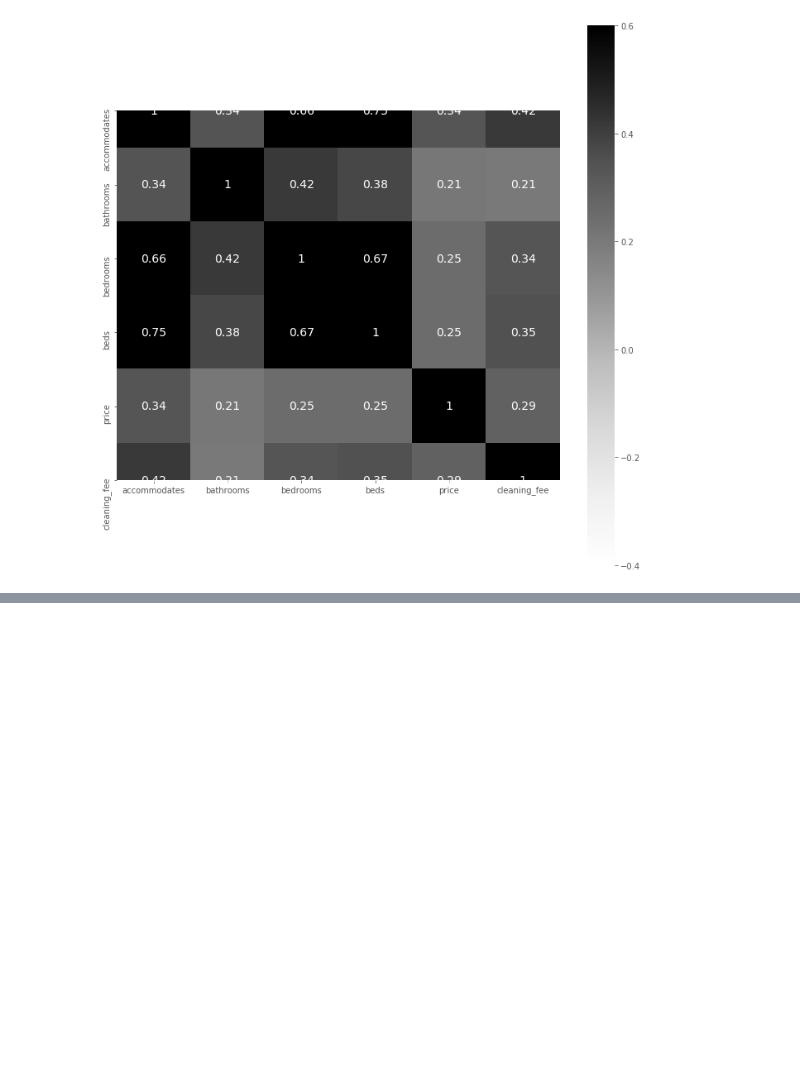
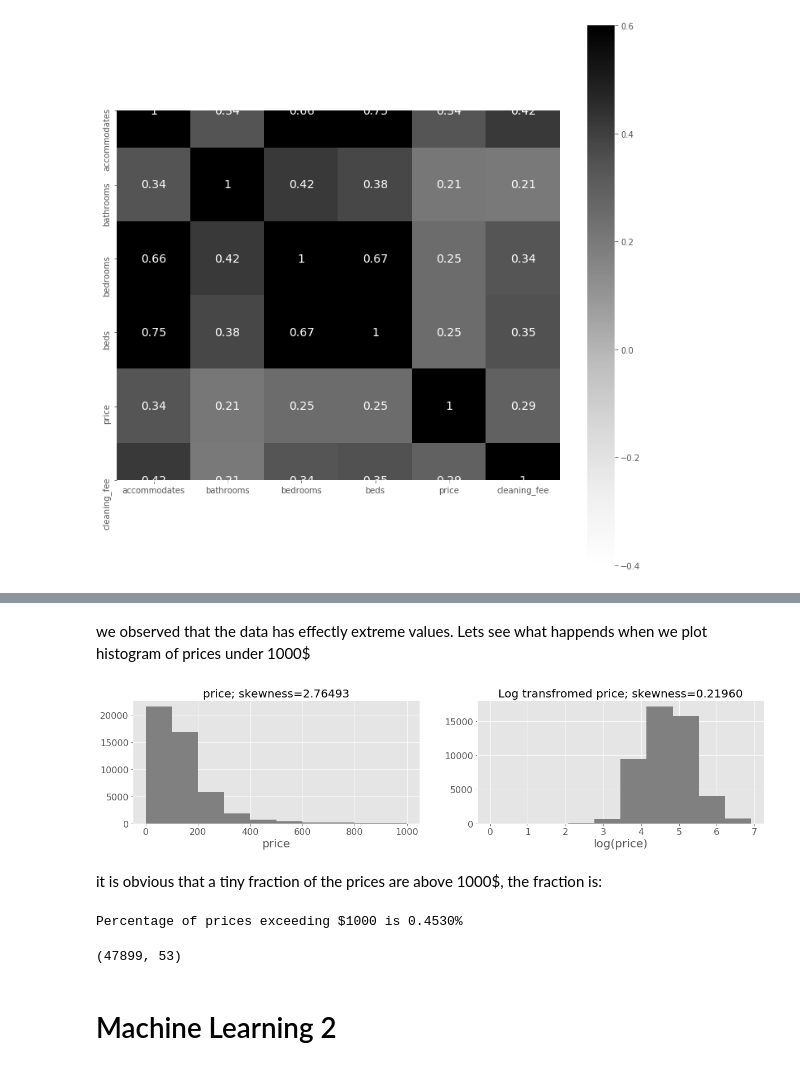
Before and after one commit to juankipedia/machine-learning-lab, a Jupyter notebook: linear-regression/airbnb/airbnb.ipynb, the cells around one changed output, grey strips where cells are left out. Saved outputs shown, nothing was run; the diff lists cells and outputs as text; code cells hidden in the pictures; blank space fills up the shorter version.

```diff
--- a/linear-regression/airbnb/airbnb.ipynb
+++ b/linear-regression/airbnb/airbnb.ipynb
@@ -617,0 +655,13 @@ plt.plot(X_test,y_test,'.', X_test,rf.predict(X_test),'-')
+# %% [markdown]
+we observed that the data has effectly extreme values. Lets see what happends when we plot histogram of prices under 1000$
+# %%
+plot_histograms(data[data['price'] < 1000], 'price')
+# %% [output]
+[figure, added]
+# %% [markdown]
+it is obvious that a tiny fraction of the prices are above 1000$, the fraction is:
+# %%
+print('Percentage of prices exceeding $1000 is {:0.4f}%'
+      .format(data[data['price']>1000].count()[0]/data.shape[0] * 100),'\n')
+# %% [output]
+Percentage of prices exceeding $1000 is 0.4530%
@@ -617,0 +674,7 @@ plt.plot(X_test,y_test,'.', X_test,rf.predict(X_test),'-')
+# %%
+data = drop_outliers(data, 'price', 0, 1000)
+data.shape
+# %% [output]
+(47899, 53)
+# %% [markdown]
+# Machine Learning 2
```
Also changed, not shown: parts of 41 cells of this notebook.
